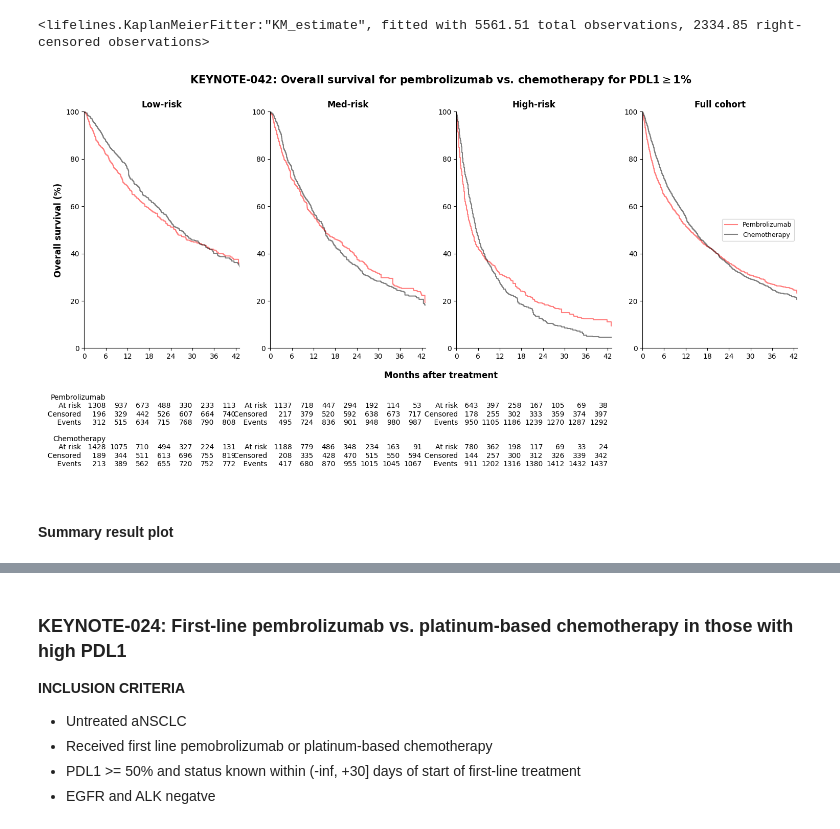
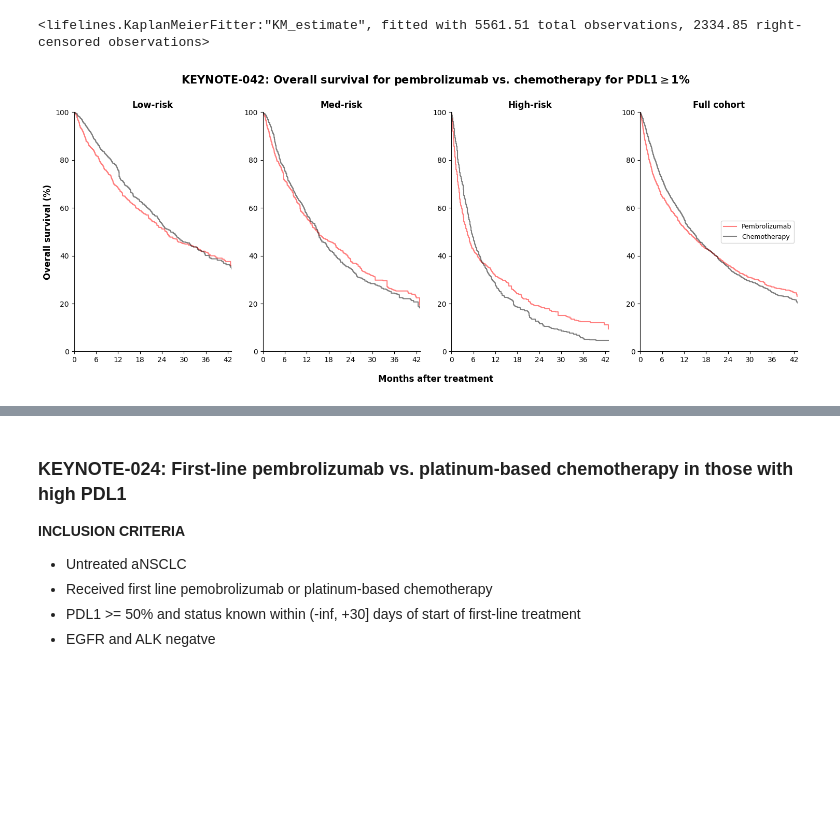
Before and after one commit to xavier-orcutt/TrialTranslator-notebooks, a Jupyter notebook: lung/rtrials_wt3r_33c.ipynb, the cells around one changed output, grey strips where cells are left out. Cells and saved outputs as stored; diff of their text form; code cells hidden in the pictures; blank space fills up the shorter version.

```diff
--- a/lung/rtrials_wt3r_33c.ipynb
+++ b/lung/rtrials_wt3r_33c.ipynb
@@ -728,8 +663,6 @@ plt.ylabel('Overall survival (%)', size = 12, weight = 'bold')
 plt.gca().spines['top'].set_visible(False)
 plt.gca().spines['right'].set_visible(False)
 
-add_at_risk_counts(kmf_low_pembro_042_iptw, kmf_low_plat_042_iptw, ypos = -0.8, xticks = np.arange(6, 43, 6), labels = ['Pembrolizumab', 'Chemotherapy'])
-
 # Plot survival curves for med risk group.
 plt.subplot(1, 4, 2)
 
@@ -746,8 +679,6 @@ plt.title('Med-risk', weight = 'bold')
 plt.gca().spines['top'].set_visible(False)
 plt.gca().spines['right'].set_visible(False)
 
-add_at_risk_counts(kmf_med_pembro_042_iptw, kmf_med_plat_042_iptw, ypos = -0.8, xticks = np.arange(6, 43, 6), labels = [' ', ' '])
-
 # Plot survival curves by treatment for high risk group.
 plt.subplot(1, 4, 3)
 
@@ -762,35 +693,31 @@ plt.ylim(0, 100)
 plt.title('High-risk', weight = 'bold')
 
 plt.gca().spines['top'].set_visible(False)
 plt.gca().spines['right'].set_visible(False)
-
-add_at_risk_counts(kmf_high_pembro_042_iptw, kmf_high_plat_042_iptw, ypos = -0.8, xticks = np.arange(6, 43, 6), labels = [' ', ' '])
 
 # Plot survival curves by treatment for all risk group.
 plt.subplot(1, 4, 4)
 
 plt.step(kmf_all_pembro_042_iptw.timeline, kmf_all_pembro_042_iptw.survival_function_.values*100, color = 'red', alpha = 0.5, label = 'Pembrolizumab')
 
 plt.step(kmf_all_plat_042_iptw.timeline, kmf_all_plat_042_iptw.survival_function_.values*100, color = 'black', alpha = 0.5, label = 'Chemotherapy')
 
 plt.xticks(np.arange(0, 43, 6))
 plt.xlim(0, 43)
 plt.ylim(0, 100)
 
 plt.title('Full cohort', weight = 'bold')
 
 plt.gca().spines['top'].set_visible(False)
 plt.gca().spines['right'].set_visible(False)
 
 plt.legend(loc = 'center right', prop = {'size': 9})
 
 fig.add_subplot(1, 1, 1, frameon = False)
 plt.tick_params(labelcolor = 'none', which = 'both', top = False, bottom = False, left = False, right = False)
 plt.xlabel('Months after treatment', labelpad = 15, size = 12, weight = 'bold')
 plt.title(r'KEYNOTE-042: Overall survival for pembrolizumab vs. chemotherapy for PDL1$\geq$1%', pad = 40, size = 15, weight = 'bold')
 
 plt.show()
 # %% [output]
-[figure, old version]
+[figure, new version]
-# %% [markdown]
-#### Summary result plot
```
Also changed, not shown: parts of 79 cells of this notebook, 3 other files.
